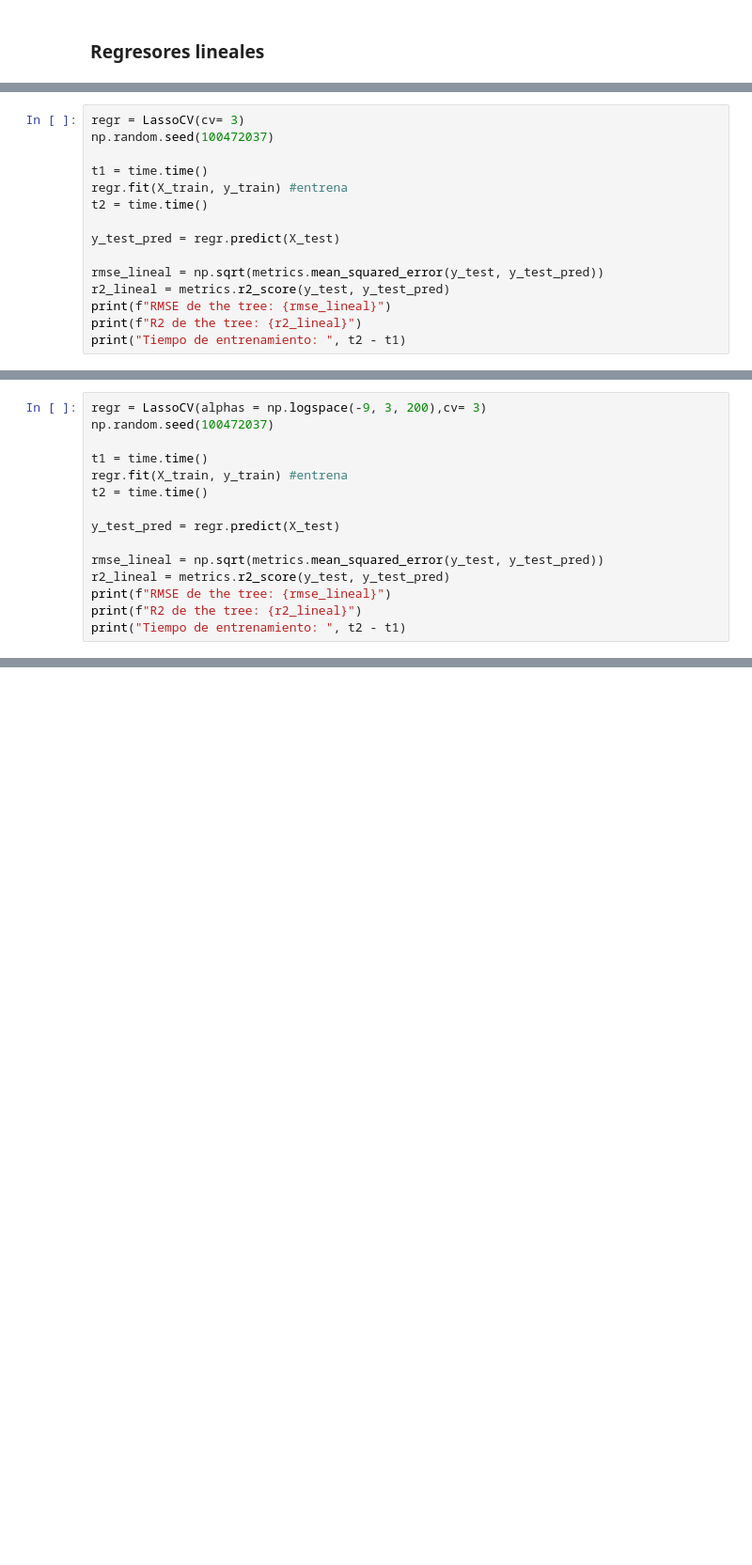
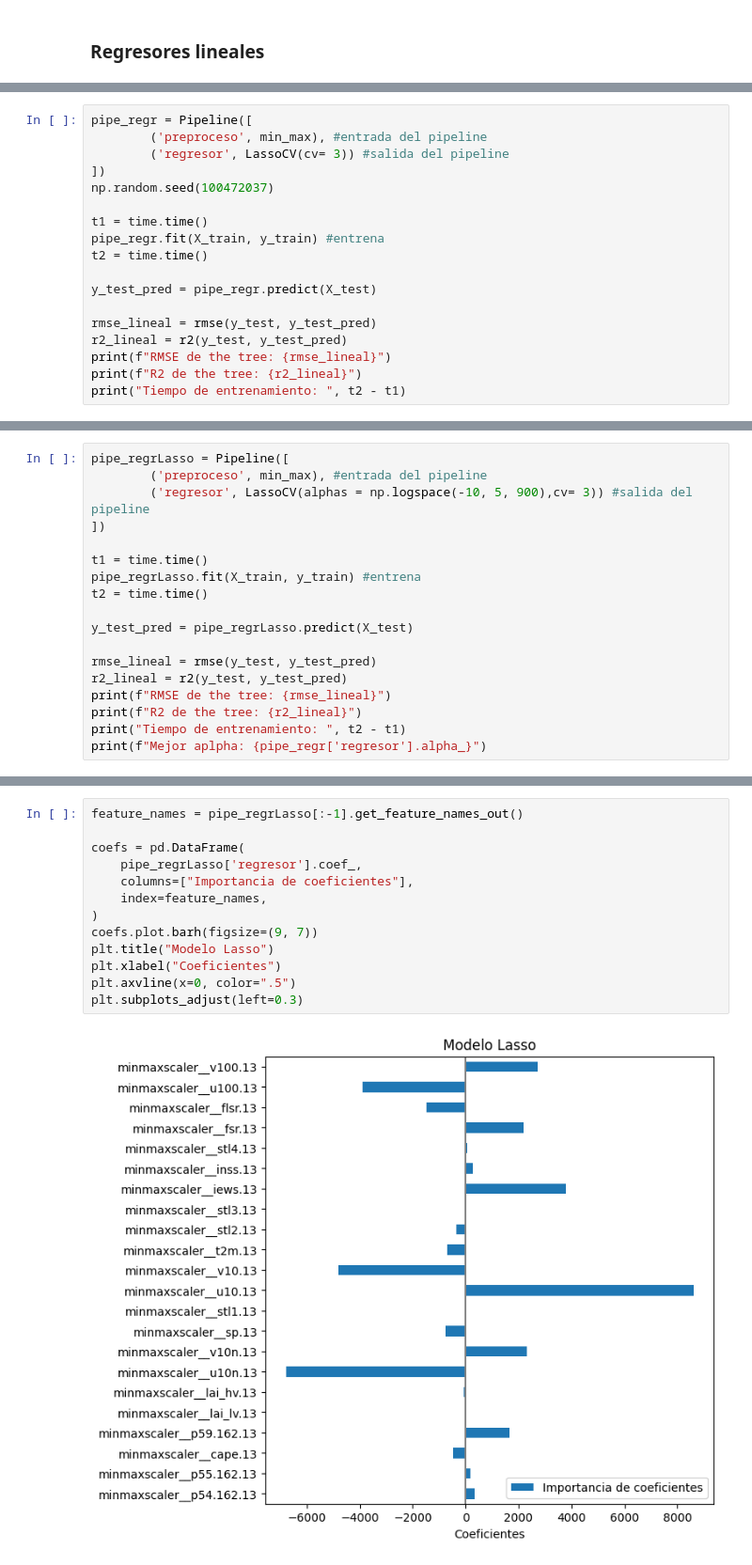
Before and after one commit to GLuis189/GRUPO13_Practica1, a Jupyter notebook: main.ipynb, the cells around one changed output, grey strips where cells are left out. Shown at 94% size. Cells and saved outputs as stored; diff of their text form; blank space fills up the shorter version.

```diff
--- a/main.ipynb
+++ b/main.ipynb
@@ -456,15 +548,18 @@ Tiempo de entrenamiento:  0.009784221649169922
 # %%
-regr = LassoCV(cv= 3)
+pipe_regr = Pipeline([
+        ('preproceso', min_max), #entrada del pipeline
+        ('regresor', LassoCV(cv= 3)) #salida del pipeline
+])
 np.random.seed(100472037)
 
 t1 = time.time()
-regr.fit(X_train, y_train) #entrena
+pipe_regr.fit(X_train, y_train) #entrena
 t2 = time.time()
 
-y_test_pred = regr.predict(X_test)
+y_test_pred = pipe_regr.predict(X_test)
 
-rmse_lineal = np.sqrt(metrics.mean_squared_error(y_test, y_test_pred))
-r2_lineal = metrics.r2_score(y_test, y_test_pred)
+rmse_lineal = rmse(y_test, y_test_pred)
+r2_lineal = r2(y_test, y_test_pred)
 print(f"RMSE de the tree: {rmse_lineal}")
 print(f"R2 de the tree: {r2_lineal}")
 print("Tiempo de entrenamiento: ", t2 - t1)
@@ -475,16 +572,19 @@ Tiempo de entrenamiento:  0.06036853790283203
 # %%
-regr = LassoCV(alphas = np.logspace(-9, 3, 200),cv= 3)
-np.random.seed(100472037)
+pipe_regrLasso = Pipeline([
+        ('preproceso', min_max), #entrada del pipeline
+        ('regresor', LassoCV(alphas = np.logspace(-10, 5, 900),cv= 3)) #salida del pipeline
+])
 
 t1 = time.time()
-regr.fit(X_train, y_train) #entrena
+pipe_regrLasso.fit(X_train, y_train) #entrena
 t2 = time.time()
 
-y_test_pred = regr.predict(X_test)
+y_test_pred = pipe_regrLasso.predict(X_test)
 
-rmse_lineal = np.sqrt(metrics.mean_squared_error(y_test, y_test_pred))
-r2_lineal = metrics.r2_score(y_test, y_test_pred)
+rmse_lineal = rmse(y_test, y_test_pred)
+r2_lineal = r2(y_test, y_test_pred)
 print(f"RMSE de the tree: {rmse_lineal}")
 print(f"R2 de the tree: {r2_lineal}")
 print("Tiempo de entrenamiento: ", t2 - t1)
+print(f"Mejor aplpha: {pipe_regr['regresor'].alpha_}")
 # %% [output]
@@ -493,0 +712,15 @@ Tiempo de entrenamiento:  0.7432258129119873
+# %%
+feature_names = pipe_regrLasso[:-1].get_feature_names_out()
+
+coefs = pd.DataFrame(
+    pipe_regrLasso['regresor'].coef_,
+    columns=["Importancia de coeficientes"],
+    index=feature_names,
+)
+coefs.plot.barh(figsize=(9, 7))
+plt.title("Modelo Lasso")
+plt.xlabel("Coeficientes")
+plt.axvline(x=0, color=".5")
+plt.subplots_adjust(left=0.3)
+# %% [output]
+[figure, added]
```
Also changed, not shown: parts of 53 cells of this notebook.
